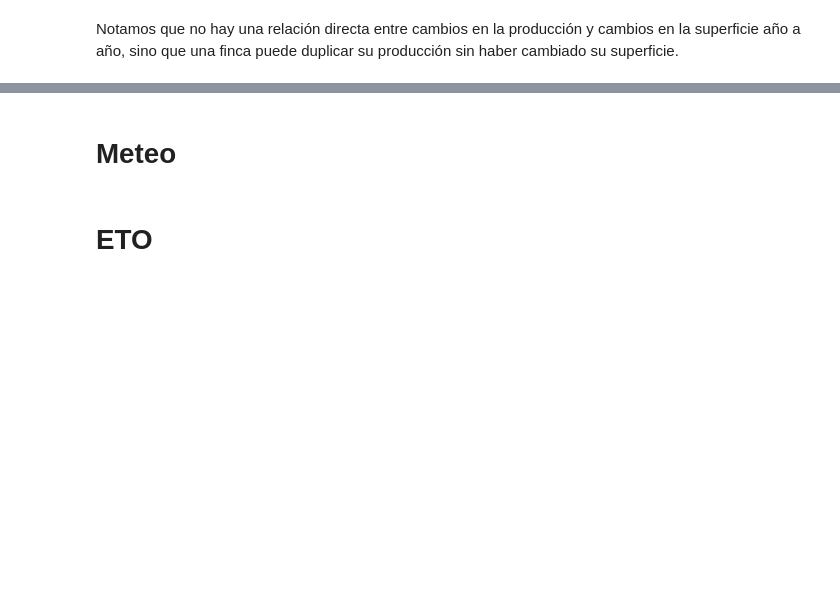
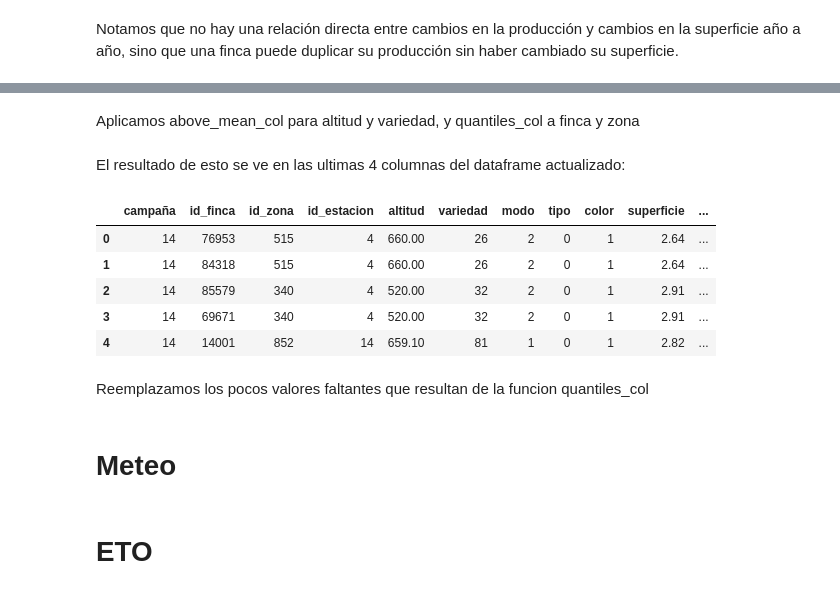
Before and after one commit to vitostamatti/datathon-cajamar-malbecs, a Jupyter notebook: notebooks/00-data-exploration/Exploracion_Malbecs.ipynb, the cells around one changed output, grey strips where cells are left out. Cells and saved outputs as stored; diff of their text form; code cells hidden in the pictures; blank space fills up the shorter version.

```diff
--- a/notebooks/00-data-exploration/Exploracion_Malbecs.ipynb
+++ b/notebooks/00-data-exploration/Exploracion_Malbecs.ipynb
@@ -454,0 +482,2 @@ Notamos que no hay una relación directa entre cambios en la producción y cambi
+# %%
+df['altitud'] = df.groupby('id_estacion')['altitud'].transform(lambda x: x.fillna(x.mean()))
@@ -454,0 +488,8 @@ Notamos que no hay una relación directa entre cambios en la producción y cambi
+# %%
+df['superficie'] = df.groupby(['id_finca','variedad','modo'])['superficie'].transform(lambda x: x.fillna(x.mean()))
+df['superficie'] = df.groupby(['id_zona','variedad','modo'])['superficie'].transform(lambda x: x.fillna(x.mean()))
+df['superficie'] = df.groupby(['id_estacion','variedad','modo'])['superficie'].transform(lambda x: x.fillna(x.mean()))
+df['superficie'] = df.groupby(['variedad','modo'])['superficie'].transform(lambda x: x.fillna(x.mean()))
+df['superficie'] = df.groupby(['variedad'])['superficie'].transform(lambda x: x.fillna(x.mean()))
+
+df.superficie.isna().sum()
@@ -454,0 +506,45 @@ Notamos que no hay una relación directa entre cambios en la producción y cambi
+# %%
+def df_for_fe(data):
+    transf = data[data.campaña != 21]
+    return transf
+
+def above_mean_col(data,col):
+    df = df_for_fe(data)
+    above_mean = pd.DataFrame(df.groupby(col)['produccion'].mean() > df.produccion.mean())
+    above_mean = list(above_mean[above_mean['produccion']].index)
+    data[f'{col}_above_mean'] = [1 if x in above_mean else 0 for x in data[col]]
+    return data
+
+def quantiles_col(data,col):
+    df = df_for_fe(data)
+    quantiles_df = pd.DataFrame(df.groupby(col)['produccion'].mean()).reset_index()
+    Q1 = quantiles_df.produccion.quantile(0.25)
+    Q2 = quantiles_df.produccion.quantile(0.5)
+    Q3 = quantiles_df.produccion.quantile(0.75)
+
+    quantiles_df[f'{col}_percentiles'] = [0 if x < Q1 else 1 if x < Q2 else 2 if x < Q3 else 3 for x in quantiles_df.produccion]
+
+    data = data.merge(quantiles_df[[col,f'{col}_percentiles']], how='left', on = col) #Joineamos con el df transformado
+
+    return data
+# %% [markdown]
+Aplicamos above_mean_col para altitud y variedad, y quantiles_col a finca y zona
+# %%
+for col in ['altitud','variedad']:
+    df=above_mean_col(df,col)
+
+for col in ['id_finca','id_zona']:
+    df=quantiles_col(df,col)
+# %% [markdown]
+El resultado de esto se ve en las ultimas 4 columnas del dataframe actualizado:
+# %%
+df.head()
+# %% [output]
+|  | campaña | id_finca | id_zona | id_estacion | altitud | variedad | modo | tipo | color | superficie | ... |
+| 0 | 14 | 76953 | 515 | 4 | 660.00 | 26 | 2 | 0 | 1 | 2.64 | ... |
+| 1 | 14 | 84318 | 515 | 4 | 660.00 | 26 | 2 | 0 | 1 | 2.64 | ... |
+| 2 | 14 | 85579 | 340 | 4 | 520.00 | 32 | 2 | 0 | 1 | 2.91 | ... |
+| 3 | 14 | 69671 | 340 | 4 | 520.00 | 32 | 2 | 0 | 1 | 2.91 | ... |
+| 4 | 14 | 14001 | 852 | 14 | 659.10 | 81 | 1 | 0 | 1 | 2.82 | ... |
+# %% [markdown]
+Reemplazamos los pocos valores faltantes que resultan de la funcion quantiles_col
```
Also changed, not shown: parts of 20 cells of this notebook.
